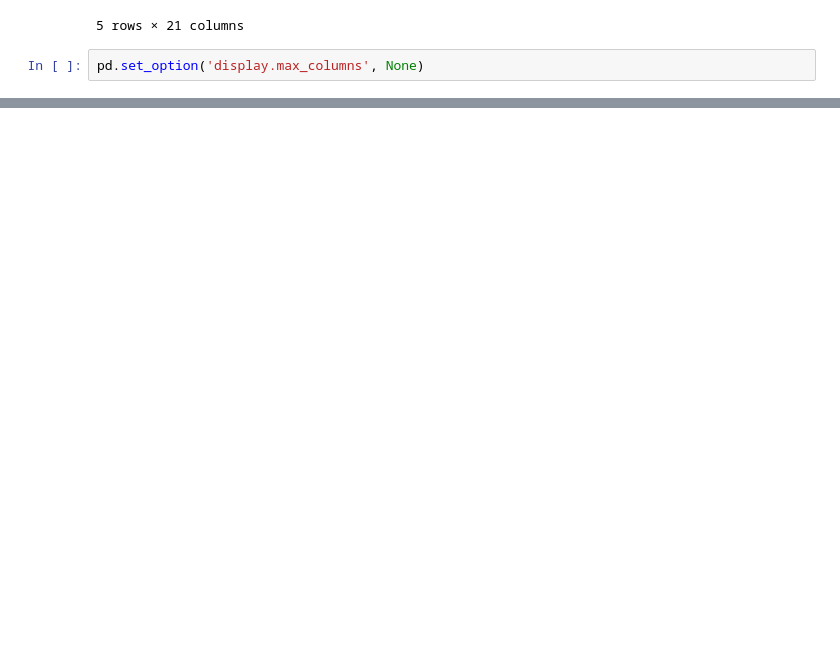
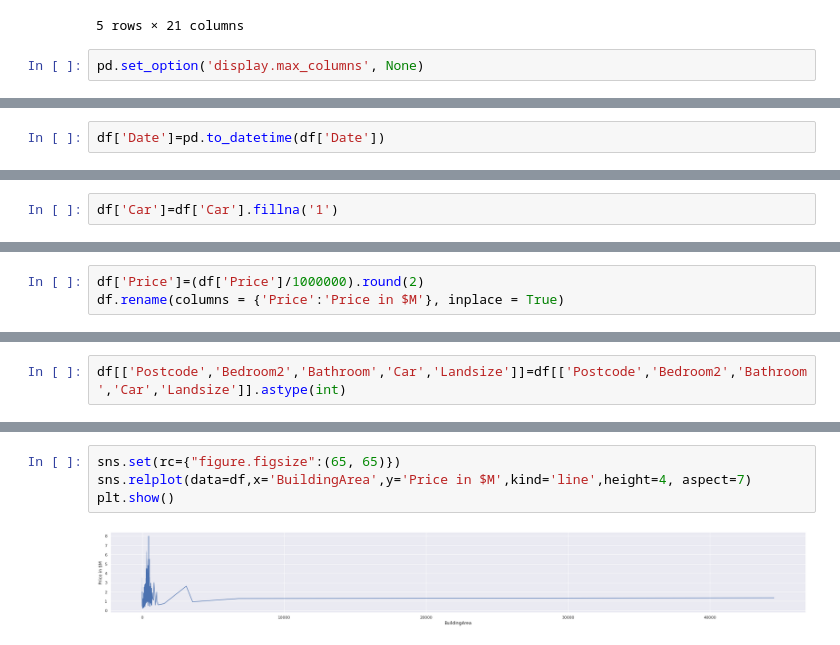
Before and after one commit to Alicia1008/DAtasks, a Jupyter notebook: DA TASK 20220530/Melbourne house.ipynb, the cells around one changed output, grey strips where cells are left out. Drawn from its saved outputs; the diff is of its cells as text; blank space fills up the shorter version.

```diff
--- a/DA TASK 20220530/Melbourne house.ipynb
+++ b/DA TASK 20220530/Melbourne house.ipynb
@@ -54,0 +94,2 @@ sns.relplot(x="Regionname",y="Price",data= data)
+# %%
+df['Date']=pd.to_datetime(df['Date'])
@@ -54,0 +98,2 @@ sns.relplot(x="Regionname",y="Price",data= data)
+# %%
+df['Car']=df['Car'].fillna('1')
@@ -54,0 +102,3 @@ sns.relplot(x="Regionname",y="Price",data= data)
+# %%
+df['Price']=(df['Price']/1000000).round(2)
+df.rename(columns = {'Price':'Price in $M'}, inplace = True)
@@ -54,0 +107,2 @@ sns.relplot(x="Regionname",y="Price",data= data)
+# %%
+df[['Postcode','Bedroom2','Bathroom','Car','Landsize']]=df[['Postcode','Bedroom2','Bathroom','Car','Landsize']].astype(int)
@@ -54,0 +138,6 @@ sns.relplot(x="Regionname",y="Price",data= data)
+# %%
+sns.set(rc={"figure.figsize":(65, 65)})
+sns.relplot(data=df,x='BuildingArea',y='Price in $M',kind='line',height=4, aspect=7)
+plt.show()
+# %% [output]
+[figure, added]
```
Also changed, not shown: parts of 63 cells of this notebook.
